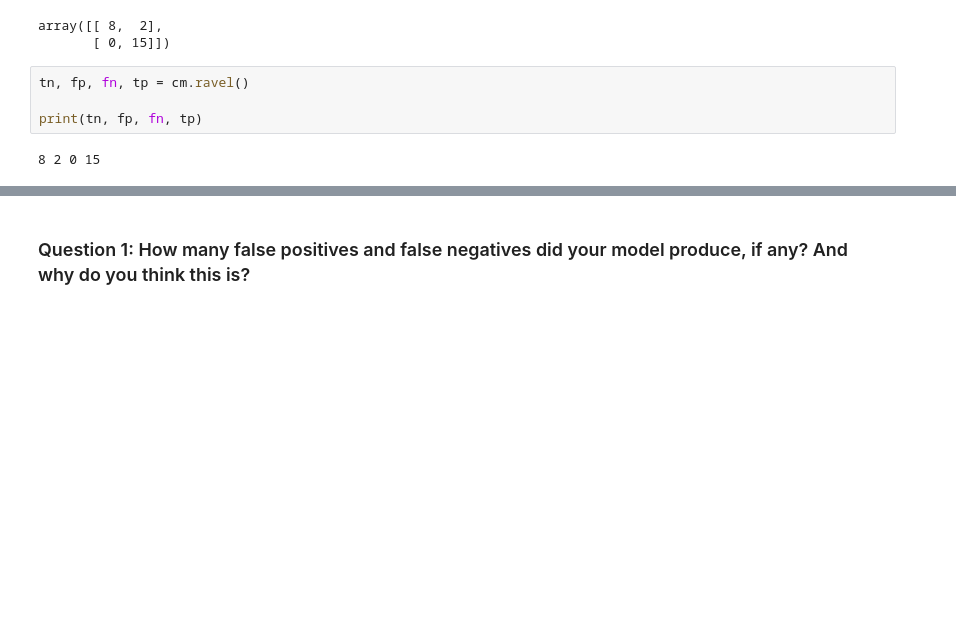
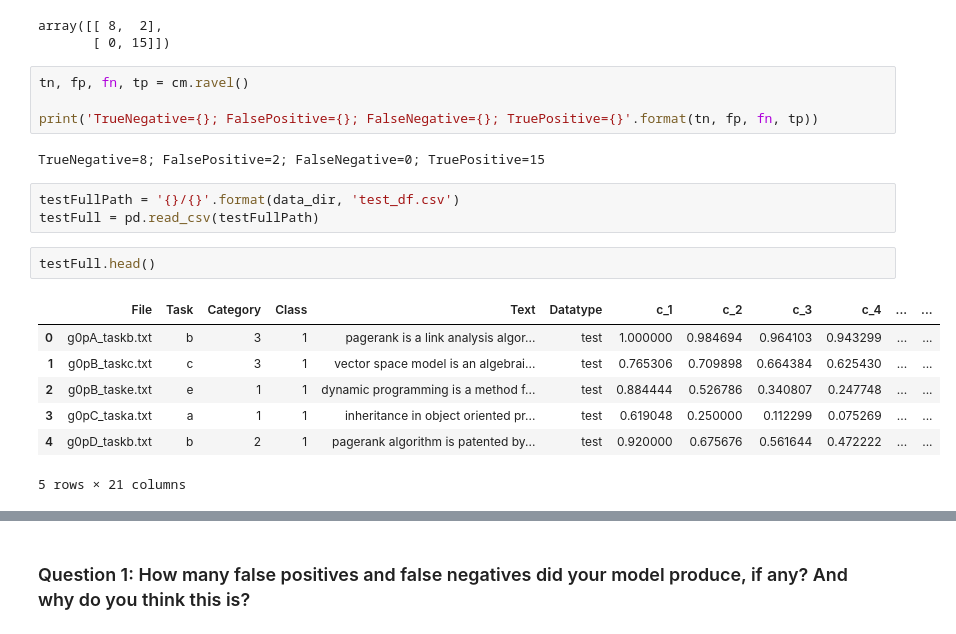
Before and after one commit to arunkumarchacko/ML_SageMaker_Studies, a Jupyter notebook: Project_Plagiarism_Detection/3_Training_a_Model.ipynb, the cells around one changed output, grey strips where cells are left out. Cells and saved outputs as stored; diff of their text form; blank space fills up the shorter version.

```diff
--- a/Project_Plagiarism_Detection/3_Training_a_Model.ipynb
+++ b/Project_Plagiarism_Detection/3_Training_a_Model.ipynb
@@ -442,6 +457,19 @@ array([[ 8,  2],
 # %%
 tn, fp, fn, tp = cm.ravel()
 
-print(tn, fp, fn, tp)
+print('TrueNegative={}; FalsePositive={}; FalseNegative={}; TruePositive={}'.format(tn, fp, fn, tp))
 # %% [output]
-8 2 0 15
+TrueNegative=8; FalsePositive=2; FalseNegative=0; TruePositive=15
+# %%
+testFullPath = '{}/{}'.format(data_dir, 'test_df.csv')
+testFull = pd.read_csv(testFullPath)
+# %%
+testFull.head()
+# %% [output]
+|  | File | Task | Category | Class | Text | Datatype | c_1 | c_2 | c_3 | c_4 | ... | ... |
+| 0 | g0pA_taskb.txt | b | 3 | 1 | pagerank is a link analysis algor... | test | 1.000000 | 0.984694 | 0.964103 | 0.943299 | ... | ... |
+| 1 | g0pB_taskc.txt | c | 3 | 1 | vector space model is an algebrai... | test | 0.765306 | 0.709898 | 0.664384 | 0.625430 | ... | ... |
+| 2 | g0pB_taske.txt | e | 1 | 1 | dynamic programming is a method f... | test | 0.884444 | 0.526786 | 0.340807 | 0.247748 | ... | ... |
+| 3 | g0pC_taska.txt | a | 1 | 1 | inheritance in object oriented pr... | test | 0.619048 | 0.250000 | 0.112299 | 0.075269 | ... | ... |
+| 4 | g0pD_taskb.txt | b | 2 | 1 | pagerank algorithm is patented by... | test | 0.920000 | 0.675676 | 0.561644 | 0.472222 | ... | ... |
+5 rows × 21 columns
```
Also changed, not shown: parts of 19 cells of this notebook, 1 other file.
